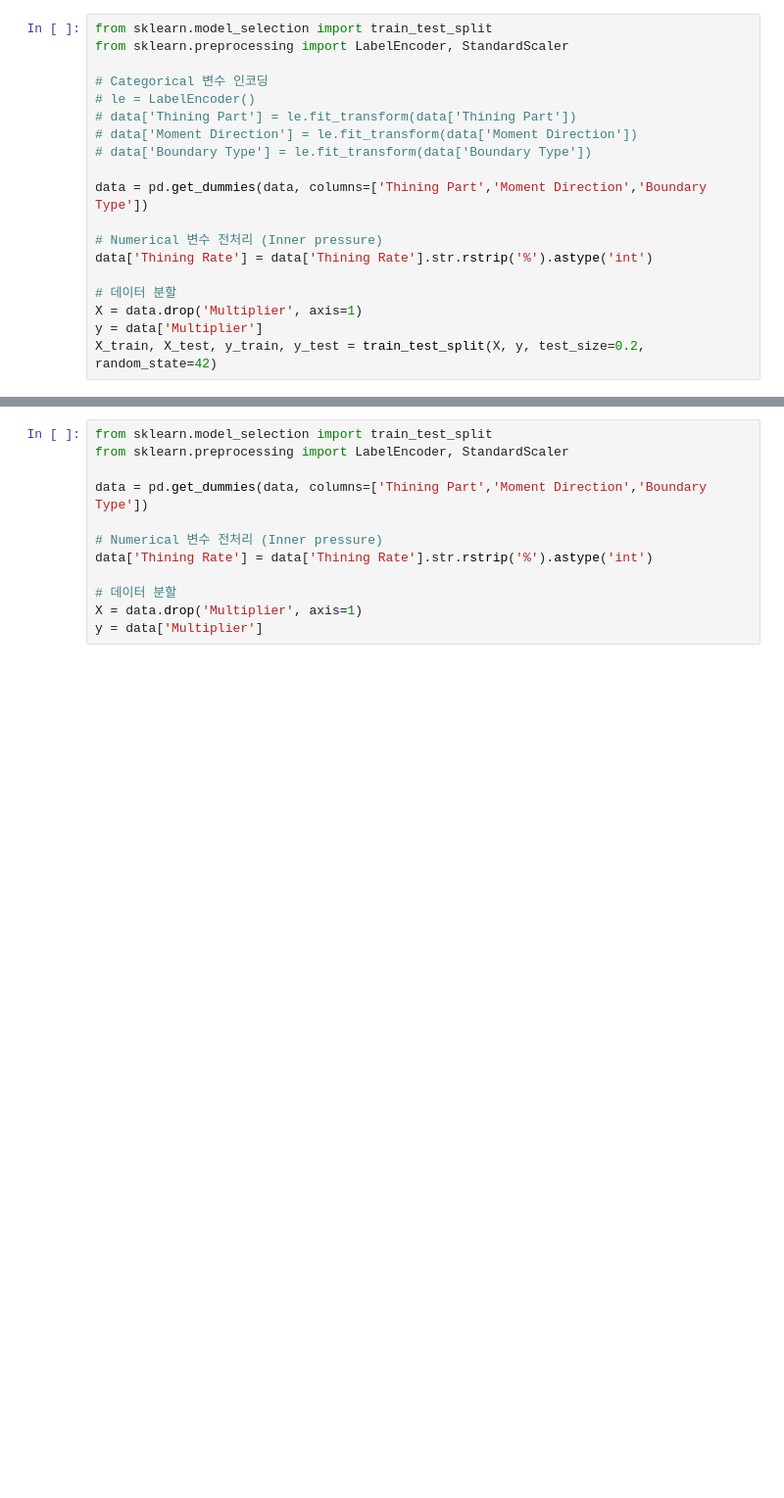
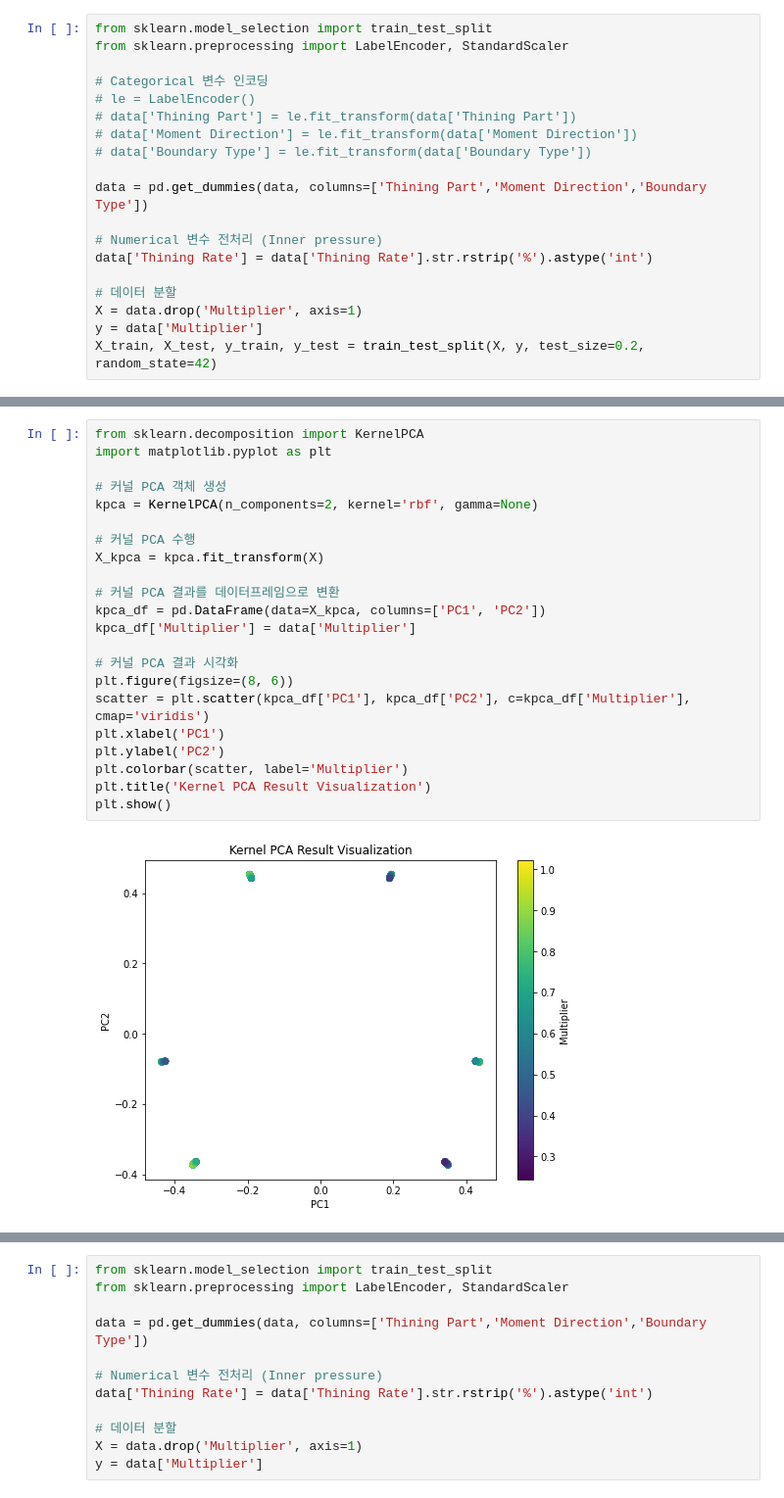
Before and after one commit to sperospera1225/composite-load-ML, a Jupyter notebook: dl_model.ipynb, the cells around one changed output, grey strips where cells are left out. Shown: that part at 98% size. Saved outputs shown, nothing was run; the diff lists cells and outputs as text; blank space fills up the shorter version.

```diff
--- a/dl_model.ipynb
+++ b/dl_model.ipynb
@@ -76,0 +107,24 @@ X_train, X_test, y_train, y_test = train_test_split(X, y, test_size=0.2, random_
+# %%
+from sklearn.decomposition import KernelPCA
+import matplotlib.pyplot as plt
+
+# 커널 PCA 객체 생성
+kpca = KernelPCA(n_components=2, kernel='rbf', gamma=None)
+
+# 커널 PCA 수행
+X_kpca = kpca.fit_transform(X)
+
+# 커널 PCA 결과를 데이터프레임으로 변환
+kpca_df = pd.DataFrame(data=X_kpca, columns=['PC1', 'PC2'])
+kpca_df['Multiplier'] = data['Multiplier']
+
+# 커널 PCA 결과 시각화
+plt.figure(figsize=(8, 6))
+scatter = plt.scatter(kpca_df['PC1'], kpca_df['PC2'], c=kpca_df['Multiplier'], cmap='viridis')
+plt.xlabel('PC1')
+plt.ylabel('PC2')
+plt.colorbar(scatter, label='Multiplier')
+plt.title('Kernel PCA Result Visualization')
+plt.show()
+# %% [output]
+[figure, added]
```
Also changed, not shown: parts of 11 cells of this notebook, 2 other files.
